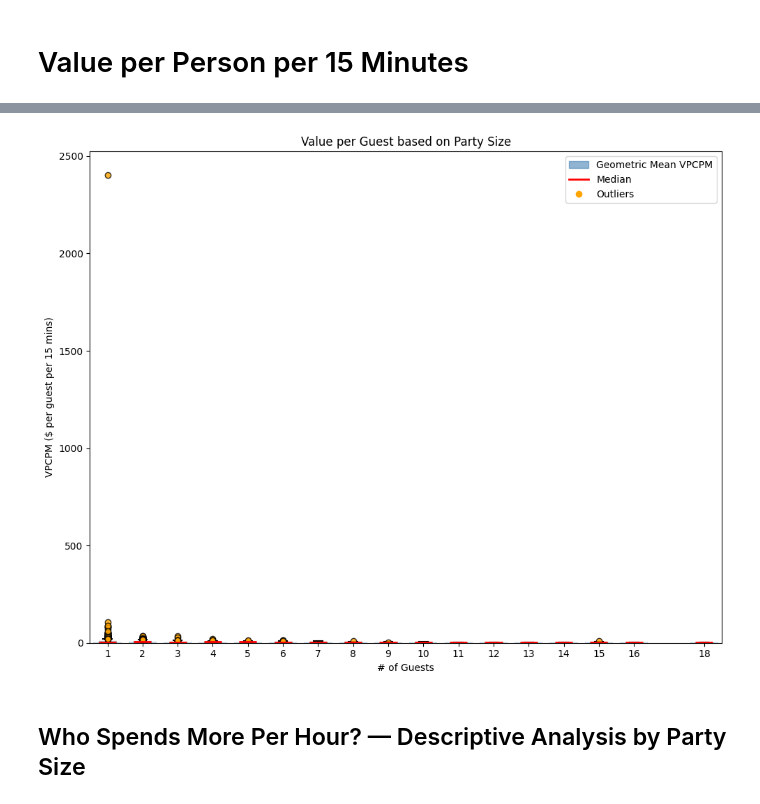
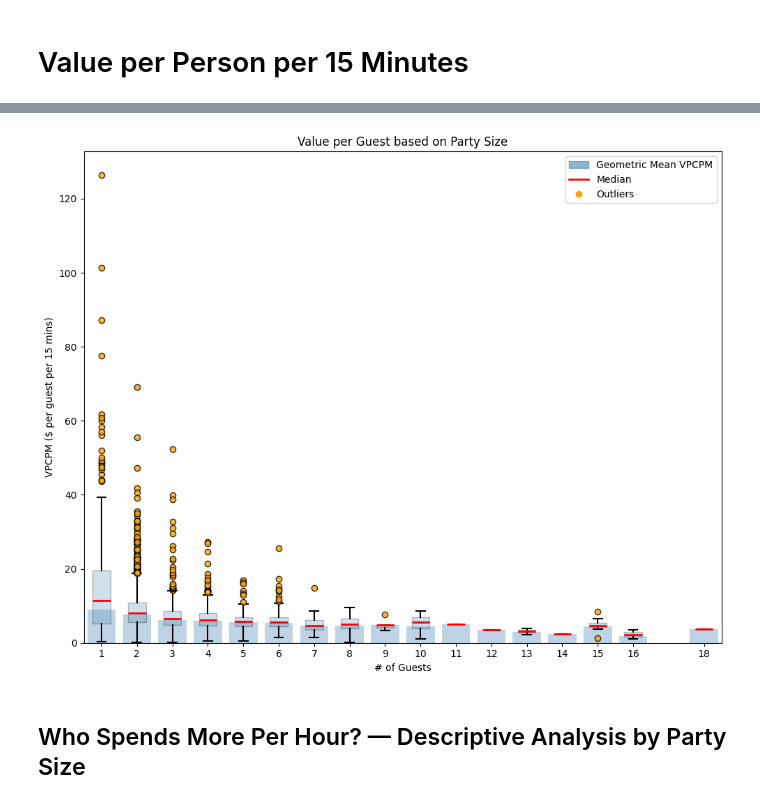
Before and after one commit to shaneap/artemis, a Jupyter notebook: test.ipynb, the cells around one changed output, grey strips where cells are left out. Saved outputs shown, nothing was run; the diff lists cells and outputs as text; code cells hidden in the pictures.

```diff
--- a/test.ipynb
+++ b/test.ipynb
@@ -93,7 +97,11 @@ opened_dt = pd.to_datetime(df['Opened'], format='%m/%d/%y %I:%M %p')
 closed_dt = pd.to_datetime(df['Closed'], format='%m/%d/%y %I:%M %p')
 
 df.insert(0, 'Date', opened_dt.dt.strftime('%m/%d/%y'))
-df['Duration'] = (closed_dt - opened_dt).dt.total_seconds() / 60  # minutes
+
+# Use Toast's own Duration (Opened to Paid) rather than Closed - Opened: Closed frequently reflects
+# a late/batch POS close-out, not actual guest departure, which inflates the timestamp-diff version
+# (e.g. rows sitting open for hours or days). Duration (Opened to Paid) is a 'H:MM:SS' string.
+df['Duration'] = pd.to_timedelta(df['Duration (Opened to Paid)']).dt.total_seconds() / 60  # minutes
 df['Duration'].info()
 
 # How much does the Duration >= 15min floor censor each section? Bar is walk-up/quick-turnover,
@@ -169,5 +175,11 @@ df[['VPCPM', 'LogVPCPM']].head(10)
 # %%
-geo_mean_vpcpm = np.exp(df.groupby('# of Guests')['LogVPCPM'].mean())
+# Exclude Unknown/To-Go orders (Table is NaN) from the pooled party-size trend: Duration for these
+# reflects a POS timestamp artifact rather than real seated-table turnover -- e.g. a private-event
+# check for $7000 miscoded as 1 guest with a 66-second "duration" -- which would otherwise distort
+# the party-size-1 bucket below.
+seated_df = df[df['Section'] != 'Unknown/To-Go']
+
+geo_mean_vpcpm = np.exp(seated_df.groupby('# of Guests')['LogVPCPM'].mean())
 geo_mean_vpcpm.reset_index().rename(columns={'LogVPCPM': 'Geometric Mean VPCPM ($)'})
 # %% [output]
 |  | # of Guests | Geometric Mean VPCPM ($) |
@@ -206,37 +203,37 @@ plt.xticks(range(0, 16));  # semi-colon prevents text output
 # %%
-mean_log_vpcpm = df.groupby('# of Guests')['LogVPCPM'].mean()
+mean_log_vpcpm = seated_df.groupby('# of Guests')['LogVPCPM'].mean()
 geo_mean_vpcpm = np.exp(mean_log_vpcpm)
-guest_sizes = sorted(df['# of Guests'].unique())
-groups = [df[df['# of Guests'] == g]['VPCPM'].values for g in guest_sizes]
+guest_sizes = sorted(seated_df['# of Guests'].unique())
+groups = [seated_df[seated_df['# of Guests'] == g]['VPCPM'].values for g in guest_sizes]
 
 fig, ax = plt.subplots(figsize=(10, 8))
 
 ax.bar(geo_mean_vpcpm.index, geo_mean_vpcpm, alpha=0.35, color='steelblue', zorder=1)
 
 ax.boxplot(groups, positions=guest_sizes, widths=0.5,
            patch_artist=True,
            boxprops=dict(facecolor='steelblue', alpha=0.25),
            medianprops=dict(color='red', linewidth=2),
            flierprops=dict(marker='o', markerfacecolor='orange', markersize=6, alpha=0.8),
            whiskerprops=dict(linewidth=1.5),
            capprops=dict(linewidth=1.5),
            zorder=2)
 
 ax.set_xticks(guest_sizes)
 ax.set_xlabel('# of Guests')
 ax.set_ylabel('VPCPM ($ per guest per 15 mins)')
 ax.set_title('Value per Guest based on Party Size')
 
 handles = [
     plt.Rectangle((0, 0), 1, 1, color='steelblue', alpha=0.6),
     plt.Line2D([0], [0], color='red', linewidth=2),
     plt.Line2D([0], [0], marker='o', color='w', markerfacecolor='orange', markersize=8),
 ]
 ax.legend(handles, ['Geometric Mean VPCPM', 'Median', 'Outliers'], loc='best')
 plt.tight_layout()
 plt.show()
 # %% [output]
-[figure, old version]
+[figure, new version]
 # %% [markdown]
 ## Who Spends More Per Hour? — Descriptive Analysis by Party Size
 # %% [markdown]
```
Also changed, not shown: parts of 18 cells of this notebook, 3 other files.
